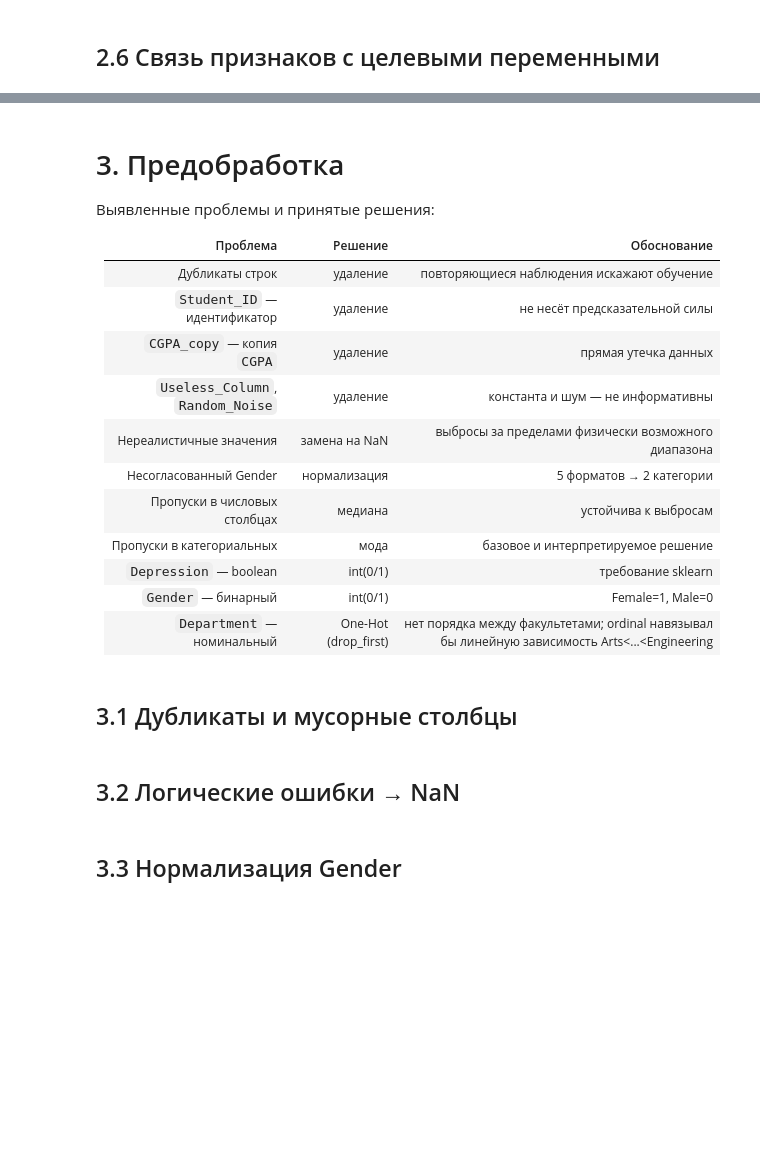
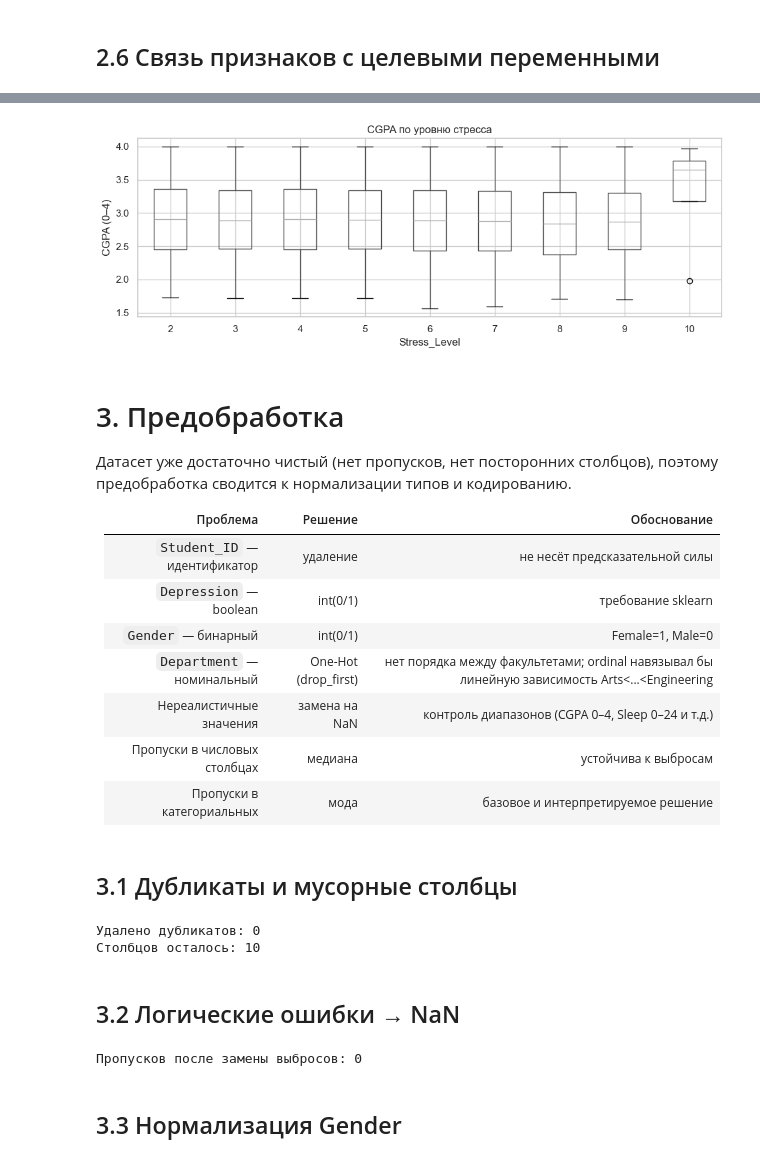
Before and after one commit to alexssokolov007-oss/FW_lab1, a Jupyter notebook: lab1_ml_pipeline_executed.ipynb, the cells around one changed output, grey strips where cells are left out. Drawn from its saved outputs; the diff is of its cells as text; code cells hidden in the pictures; blank space fills up the shorter version.

```diff
--- a/lab1_ml_pipeline_executed.ipynb
+++ b/lab1_ml_pipeline_executed.ipynb
@@ -148,30 +244,28 @@ plt.show()
 # %%
-valid = df[(df.CGPA >= 4) & (df.CGPA <= 10)]
 fig, ax = plt.subplots(figsize=(10, 4))
-valid.boxplot('CGPA', by='Stress_Level', ax=ax)
+df.boxplot('CGPA', by='Stress_Level', ax=ax)
 ax.set_title('CGPA по уровню стресса')
 ax.set_xlabel('Stress_Level')
+ax.set_ylabel('CGPA (0–4)')
 plt.suptitle('')
 plt.tight_layout()
 plt.show()
+# %% [output]
+[figure, added]
 # %% [markdown]
 # 3. Предобработка
 
-Выявленные проблемы и принятые решения:
+Датасет уже достаточно чистый (нет пропусков, нет посторонних столбцов), поэтому предобработка сводится к нормализации типов и кодированию.
 
 | Проблема | Решение | Обоснование |
 |---|---|---|
-| Дубликаты строк | удаление | повторяющиеся наблюдения искажают обучение |
 | `Student_ID` — идентификатор | удаление | не несёт предсказательной силы |
-| `CGPA_copy` — копия `CGPA` | удаление | прямая утечка данных |
-| `Useless_Column`, `Random_Noise` | удаление | константа и шум — не информативны |
-| Нереалистичные значения | замена на NaN | выбросы за пределами физически возможного диапазона |
-| Несогласованный Gender | нормализация | 5 форматов → 2 категории |
-| Пропуски в числовых столбцах | медиана | устойчива к выбросам |
-| Пропуски в категориальных | мода | базовое и интерпретируемое решение |
 | `Depression` — boolean | int(0/1) | требование sklearn |
 | `Gender` — бинарный | int(0/1) | Female=1, Male=0 |
 | `Department` — номинальный | One-Hot (drop_first) | нет порядка между факультетами; ordinal навязывал бы линейную зависимость Arts<...<Engineering |
+| Нереалистичные значения | замена на NaN | контроль диапазонов (CGPA 0–4, Sleep 0–24 и т.д.) |
+| Пропуски в числовых столбцах | медиана | устойчива к выбросам |
+| Пропуски в категориальных | мода | базовое и интерпретируемое решение |
 # %% [markdown]
 ## 3.1 Дубликаты и мусорные столбцы
 # %%
@@ -181,21 +275,28 @@ before = len(df)
 df = df.drop_duplicates()
 print(f'Удалено дубликатов: {before - len(df)}')
 
-df = df.drop(columns=['Student_ID', 'CGPA_copy', 'Useless_Column', 'Random_Noise'])
+df = df.drop(columns=['Student_ID'])
 print(f'Столбцов осталось: {df.shape[1]}')
+# %% [output]
+Удалено дубликатов: 0
+Столбцов осталось: 10
 # %% [markdown]
 ## 3.2 Логические ошибки → NaN
 # %%
-df.loc[(df.Age < 15) | (df.Age > 45), 'Age'] = np.nan
+df.loc[(df.Age < 18) | (df.Age > 30), 'Age'] = np.nan
 df.loc[(df.Sleep_Duration < 0) | (df.Sleep_Duration > 24), 'Sleep_Duration'] = np.nan
-df.loc[(df.CGPA < 0) | (df.CGPA > 10), 'CGPA'] = np.nan
+df.loc[(df.CGPA < 0) | (df.CGPA > 4), 'CGPA'] = np.nan
 df.loc[(df.Study_Hours < 0) | (df.Study_Hours > 24), 'Study_Hours'] = np.nan
-df.loc[(df.Physical_Activity < 0) | (df.Physical_Activity > 1000), 'Physical_Activity'] = np.nan
+df.loc[(df.Physical_Activity < 0) | (df.Physical_Activity > 200), 'Physical_Activity'] = np.nan
 df.loc[(df.Social_Media_Hours < 0) | (df.Social_Media_Hours > 24), 'Social_Media_Hours'] = np.nan
 df.loc[(df.Stress_Level < 1) | (df.Stress_Level > 10), 'Stress_Level'] = np.nan
 
-print('Пропусков после замены выбросов:')
-print(df.isnull().sum()[df.isnull().sum() > 0])
+total = df.isnull().sum().sum()
+print('Пропусков после замены выбросов:', total)
+if total > 0:
+    print(df.isnull().sum()[df.isnull().sum() > 0])
+# %% [output]
+Пропусков после замены выбросов: 0
 # %% [markdown]
 ## 3.3 Нормализация Gender
 # %%
```
Also changed, not shown: parts of 31 cells of this notebook, 2 other files.
